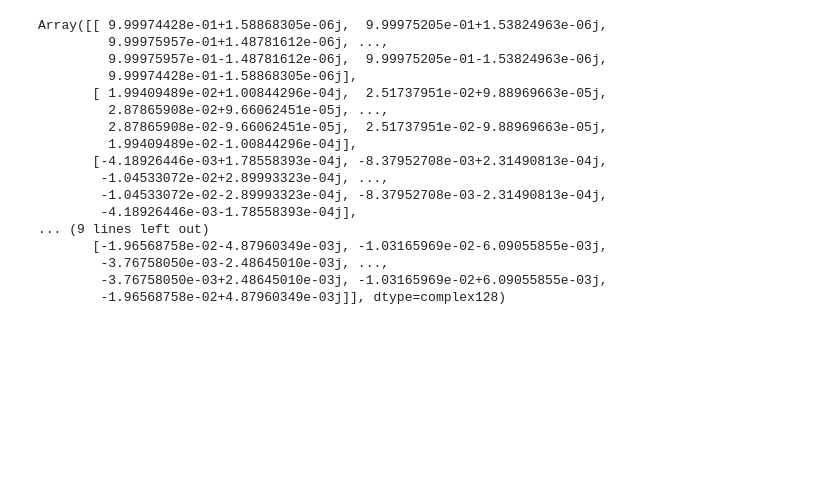
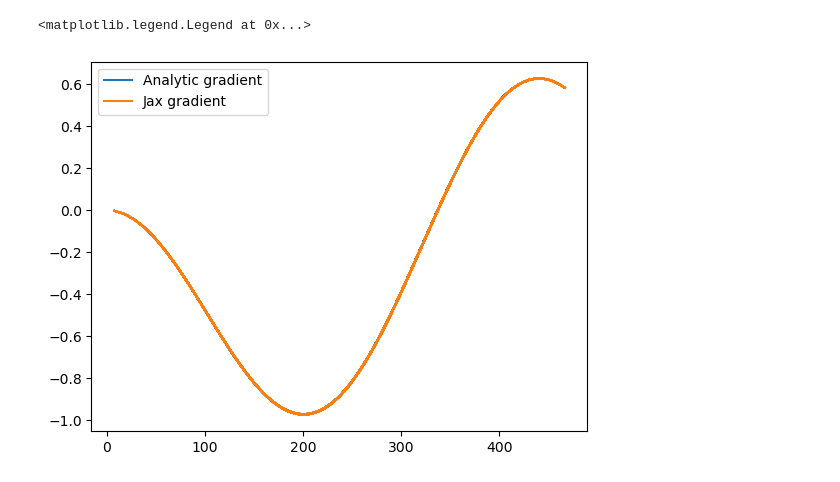
Before and after one commit to shashankdholakia/jax-interferometry, a Jupyter notebook: notebooks/elr_gradient_test.ipynb, the cells around one changed output. Cells and saved outputs as stored; diff of their text form; code cells hidden in the pictures; blank space fills up the shorter version.

```diff
--- a/notebooks/elr_gradient_test.ipynb
+++ b/notebooks/elr_gradient_test.ipynb
@@ -47,20 +62,25 @@ ELRgrad = vmap(lambda a,b,c,d: jax.vjp(rr,a,b,c,d)[0],in_axes=[None,0,None,None]
-# %%
-ELRgrad
-# %% [output]
-Array([[ 9.99974428e-01+1.58868305e-06j,  9.99975205e-01+1.53824963e-06j,
-         9.99975957e-01+1.48781612e-06j, ...,
-         9.99975957e-01-1.48781612e-06j,  9.99975205e-01-1.53824963e-06j,
-         9.99974428e-01-1.58868305e-06j],
-       [ 1.99409489e-02+1.00844296e-04j,  2.51737951e-02+9.88969663e-05j,
-         2.87865908e-02+9.66062451e-05j, ...,
-         2.87865908e-02-9.66062451e-05j,  2.51737951e-02-9.88969663e-05j,
-         1.99409489e-02-1.00844296e-04j],
-       [-4.18926446e-03+1.78558393e-04j, -8.37952708e-03+2.31490813e-04j,
-        -1.04533072e-02+2.89993323e-04j, ...,
-        -1.04533072e-02-2.89993323e-04j, -8.37952708e-03-2.31490813e-04j,
-        -4.18926446e-03-1.78558393e-04j],
-... (9 lines left out)
-       [-1.96568758e-02-4.87960349e-03j, -1.03165969e-02-6.09055855e-03j,
-        -3.76758050e-03-2.48645010e-03j, ...,
-        -3.76758050e-03+2.48645010e-03j, -1.03165969e-02+6.09055855e-03j,
-        -1.96568758e-02+4.87960349e-03j]], dtype=complex128)
+# %%
+from scipy.special import j0, j1, jn
+mas2rad = jnp.pi / 180.0 / 3600.0/ 1000.0
+
+
+def grad_scipy(d, uv):
+    """Computes the gradient of the visibility function wrt. diameter"""
+    r = jnp.sqrt(uv[:,0]**2+uv[:,1]**2)
+    deriv = (d*j0(jnp.pi*mas2rad*r*d)
+             - 2*j1(jnp.pi*mas2rad*r*d)/(jnp.pi*mas2rad*r)
+             - d*jn(2,jnp.pi*mas2rad*r*d))/(d**2)
+    return deriv
+# %%
+plt.plot(wgrid,grad_scipy(1,uvgrid/1e-6),label='Analytic gradient')
+
+@jit
+def grad_func(r_eq):
+    return rr(0.0,r_eq, 0.0,0.0)
+
+plt.plot(wgrid,jacfwd(grad_func)(0.5)/2.0, label='Jax gradient')
+
+plt.legend()
+# %% [output]
+<matplotlib.legend.Legend at 0x...>
+[figure, added]
```
Also changed, not shown: parts of 11 cells of this notebook, 1 other file.
